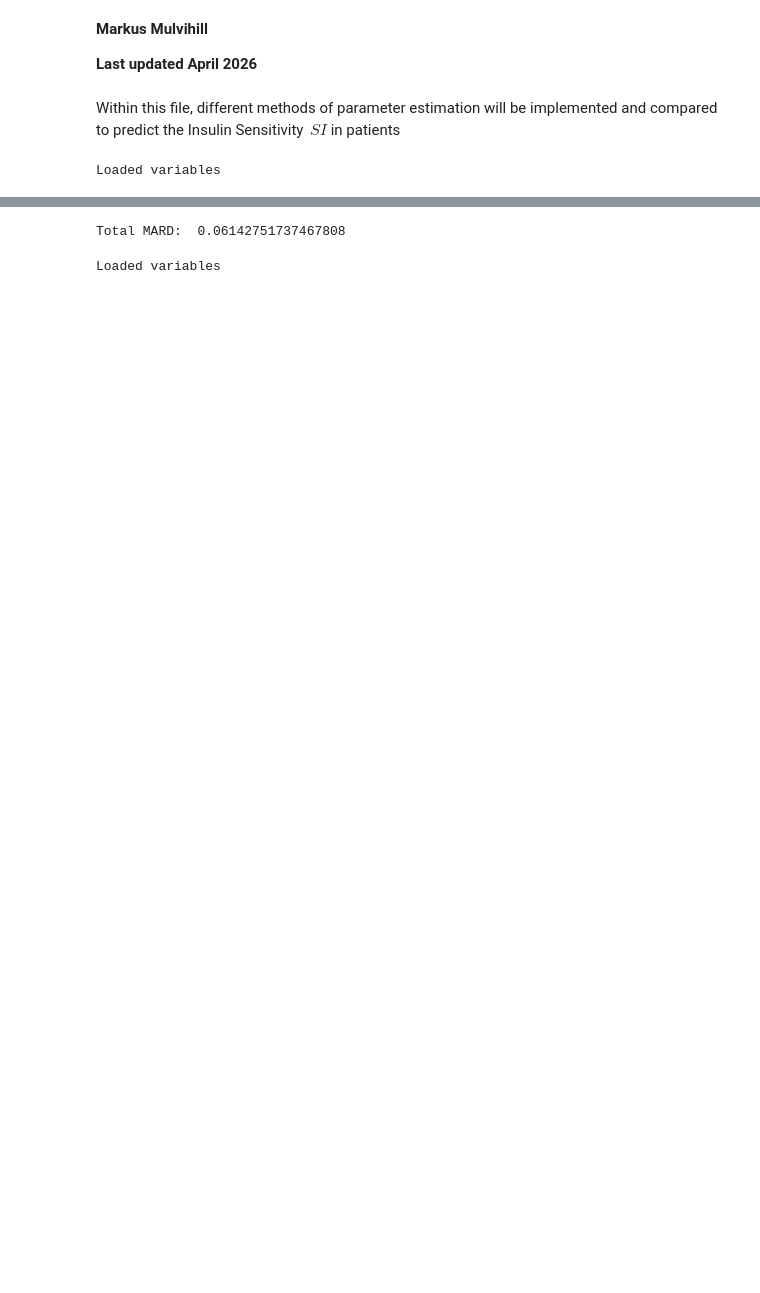
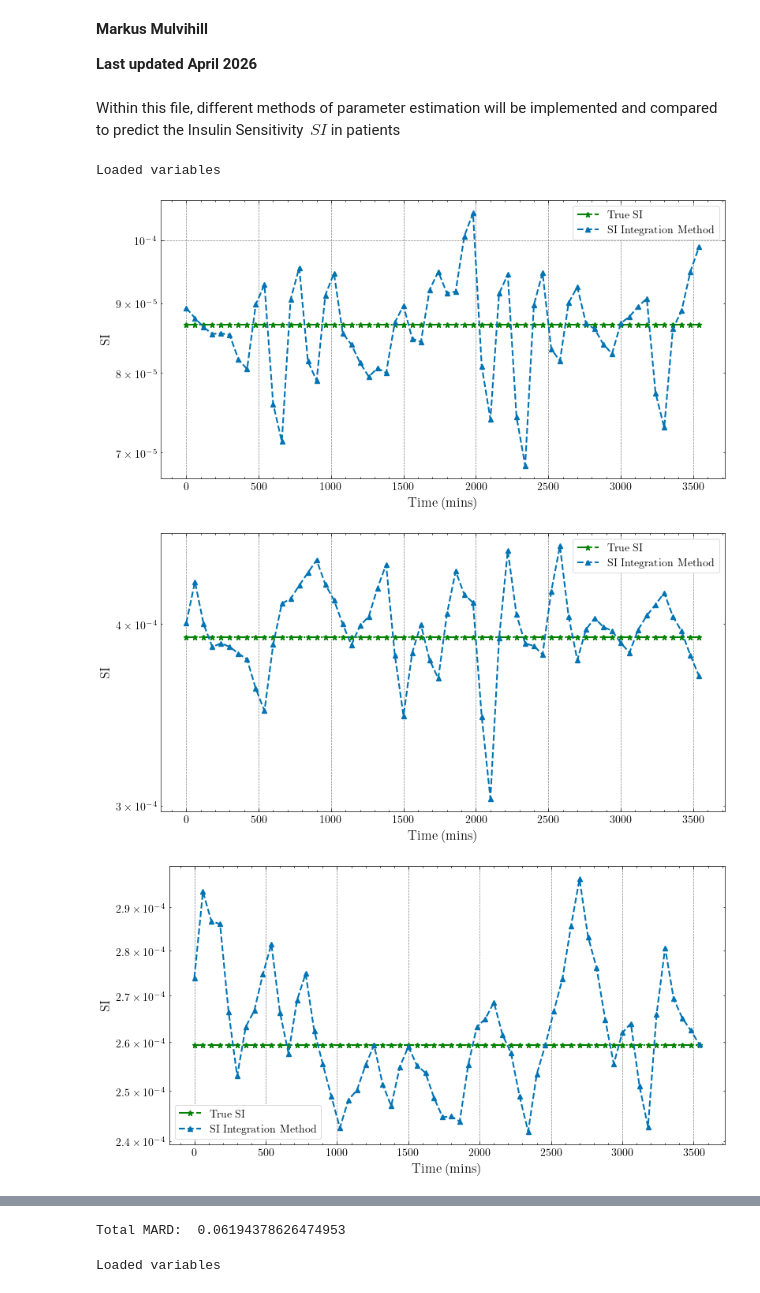
Before and after one commit to mlmulv/Thesis-Code, a Jupyter notebook: notebooks/04_Parameter_Estimation.ipynb, the cells around one changed output, grey strips where cells are left out. Saved outputs shown, nothing was run; the diff lists cells and outputs as text; code cells hidden in the pictures; blank space fills up the shorter version.

```diff
--- a/notebooks/04_Parameter_Estimation.ipynb
+++ b/notebooks/04_Parameter_Estimation.ipynb
@@ -14,12 +25,44 @@ import plt_config
 Within this file, different methods of parameter estimation will be implemented and compared to predict the Insulin Sensitivity $\, SI$ in patients
 # %%
 try:
-    SI_ests = np.load("../scripts/saved_variables/module4/SI_ests_integral_static_04.npy")
-    SI_errs = np.load("../scripts/saved_variables/module4/SI_errs_integral_static_04.npy")
+    SI_ests = np.load(
+        "../scripts/saved_variables/module4/SI_ests_integral_static_04.npy"
+    )
+    SI_errs = np.load(
+        "../scripts/saved_variables/module4/SI_errs_integral_static_04.npy"
+    )
     SI_errs_int_static = SI_errs.copy()
-    SI_true_arr = np.load("../scripts/saved_variables/module4/SI_true_arr_integral_static_04.npy")
+    SI_true_arr = np.load(
+        "../scripts/saved_variables/module4/SI_true_arr_integral_static_04.npy"
+    )
     print("Loaded variables")
 except Exception:
     print("Run 04_Parameter_estimation_integral.py")
 # %% [output]
 Loaded variables
+# %%
+time = np.arange(SI_true_arr.shape[1]) * 60
+palette = sns.color_palette("colorblind", 1)
+
+for i in range(5):
+    fig, ax = plt.subplots(figsize=(8, 4))
+    true_SI = SI_true_arr[i, :]
+    ax.semilogy(
+        time, true_SI, linestyle="-.", marker="*", color="green", label="True SI"
+    )
+    est = SI_ests[i, :]
+    ax.semilogy(
+        time,
+        est,
+        linestyle="--",
+        marker="^",
+        color=palette[0],
+        label="SI Integration Method",
+    )
+    ax.set_xlabel("Time (mins)")
+    ax.set_ylabel("SI")
+    ax.legend()
+# %% [output]
+[figure, added]
+[figure, added]
+[figure, added]
@@ -27,7 +72,7 @@ Loaded variables
 total_mard = np.average(SI_errs, axis=(0, 1))
 print("Total MARD: ", total_mard)
 # %% [output]
-Total MARD:  0.06142751737467808
+Total MARD:  0.06194378626474953
 # %%
 try:
     SI_ests = np.load("../scripts/saved_variables/module4/SI_ests_integral_vary_04.npy")
```
Also changed, not shown: parts of 14 cells of this notebook, 3 other files.
